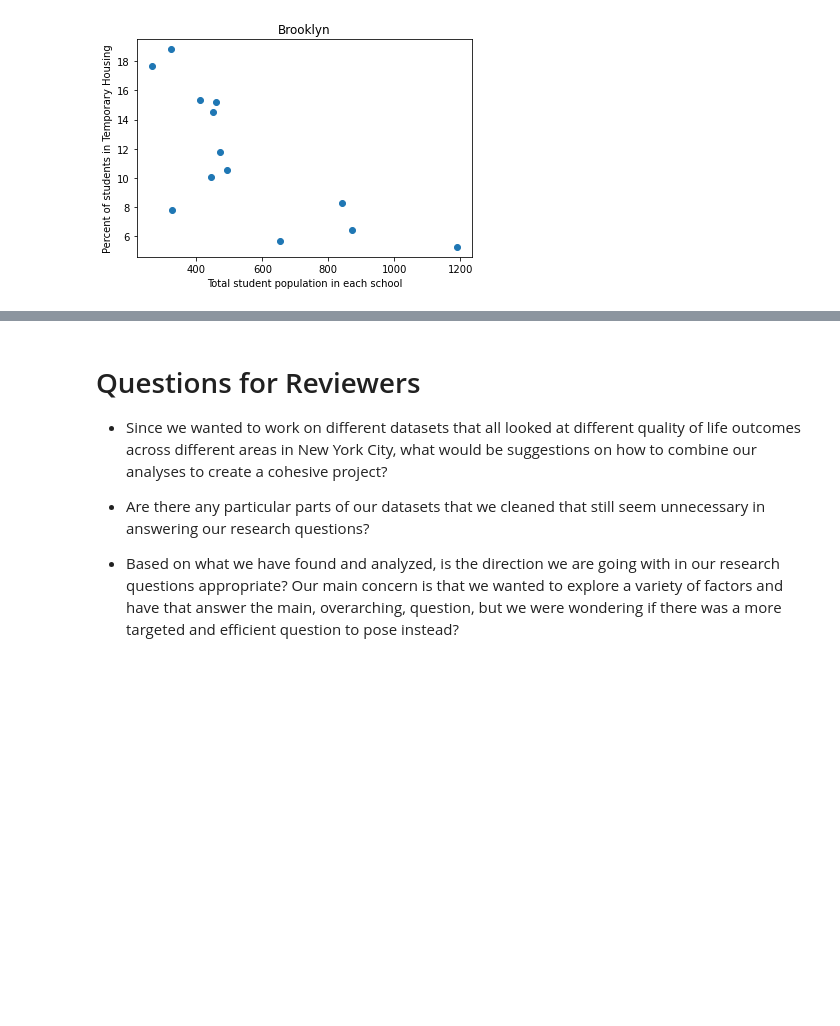
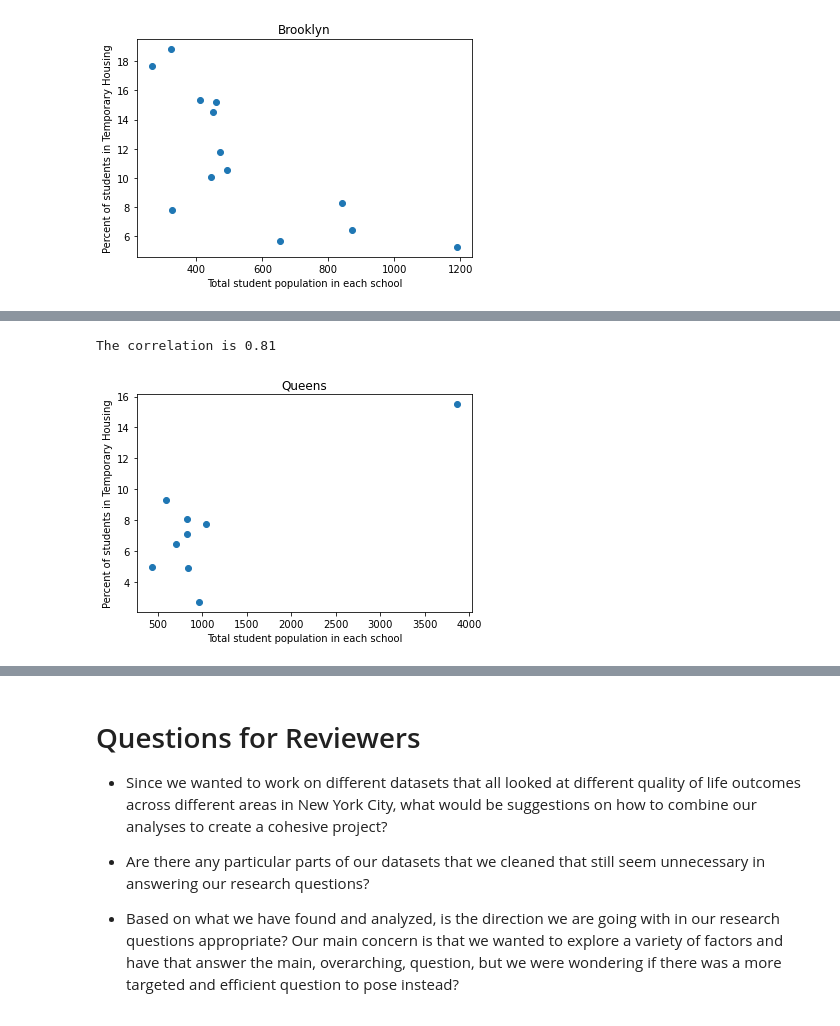
Before and after one commit to cailtyn-caj96/info-2950, a Jupyter notebook: phase2combined.ipynb, the cells around one changed output, grey strips where cells are left out. Drawn from its saved outputs; the diff is of its cells as text; code cells hidden in the pictures; blank space fills up the shorter version.

```diff
--- a/phase2combined.ipynb
+++ b/phase2combined.ipynb
@@ -663,0 +680,12 @@ The correlation is -0.73
+# %%
+by_queens = final_ds.loc[final_ds["borough"] == "Queens"]
+le_queens = by_queens.groupby("borough_and_district_#").mean()
+print("The correlation is {:.2f}".format(le_queens["#_total_students"].corr(le_queens["%_students_in_temporary_housing"])))
+plt.scatter(le_queens["#_total_students"], le_queens["%_students_in_temporary_housing"])#, labels = "borough_and_district_#")
+plt.xlabel("Total student population in each school")
+plt.ylabel("Percent of students in Temporary Housing")
+plt.title("Queens")
+plt.show()
+# %% [output]
+The correlation is 0.81
+[figure, added]
```
Also changed, not shown: parts of 3 cells of this notebook.
